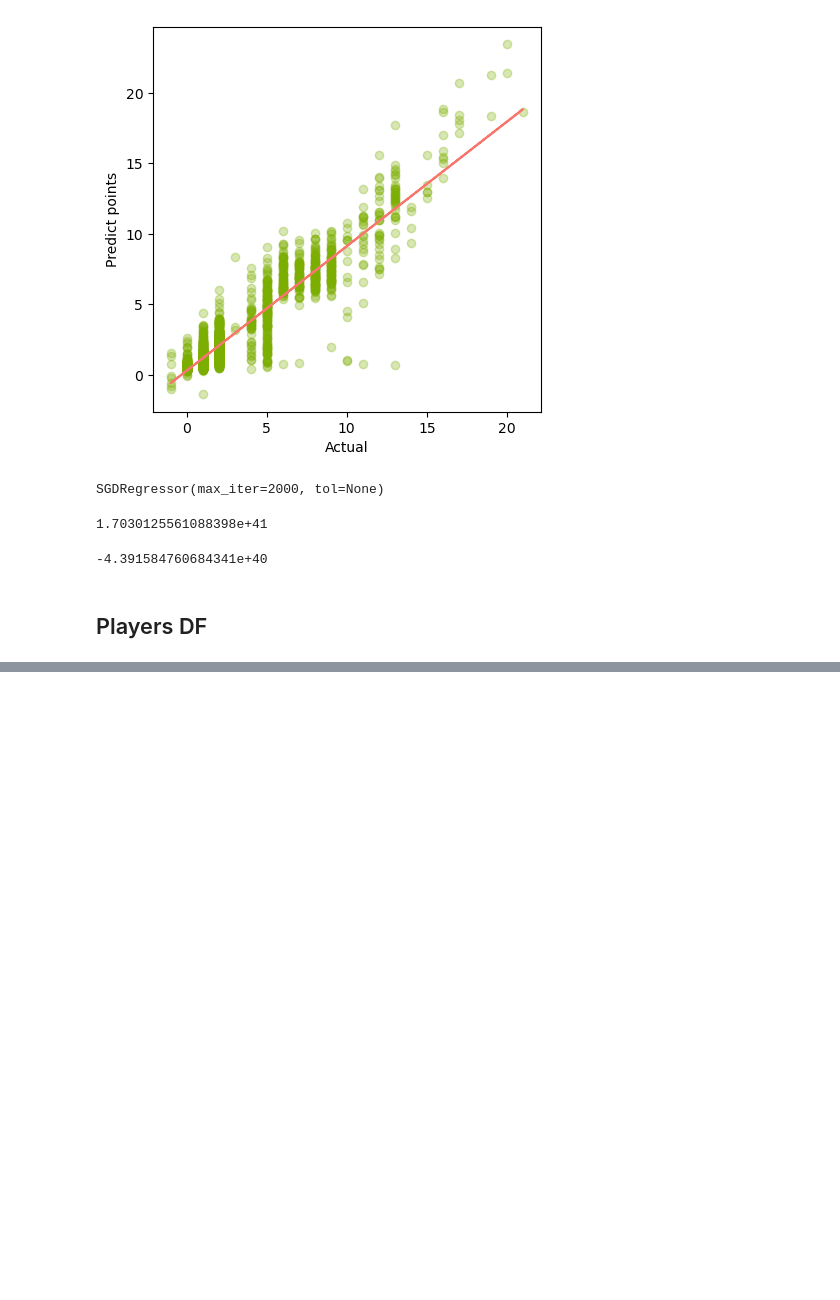
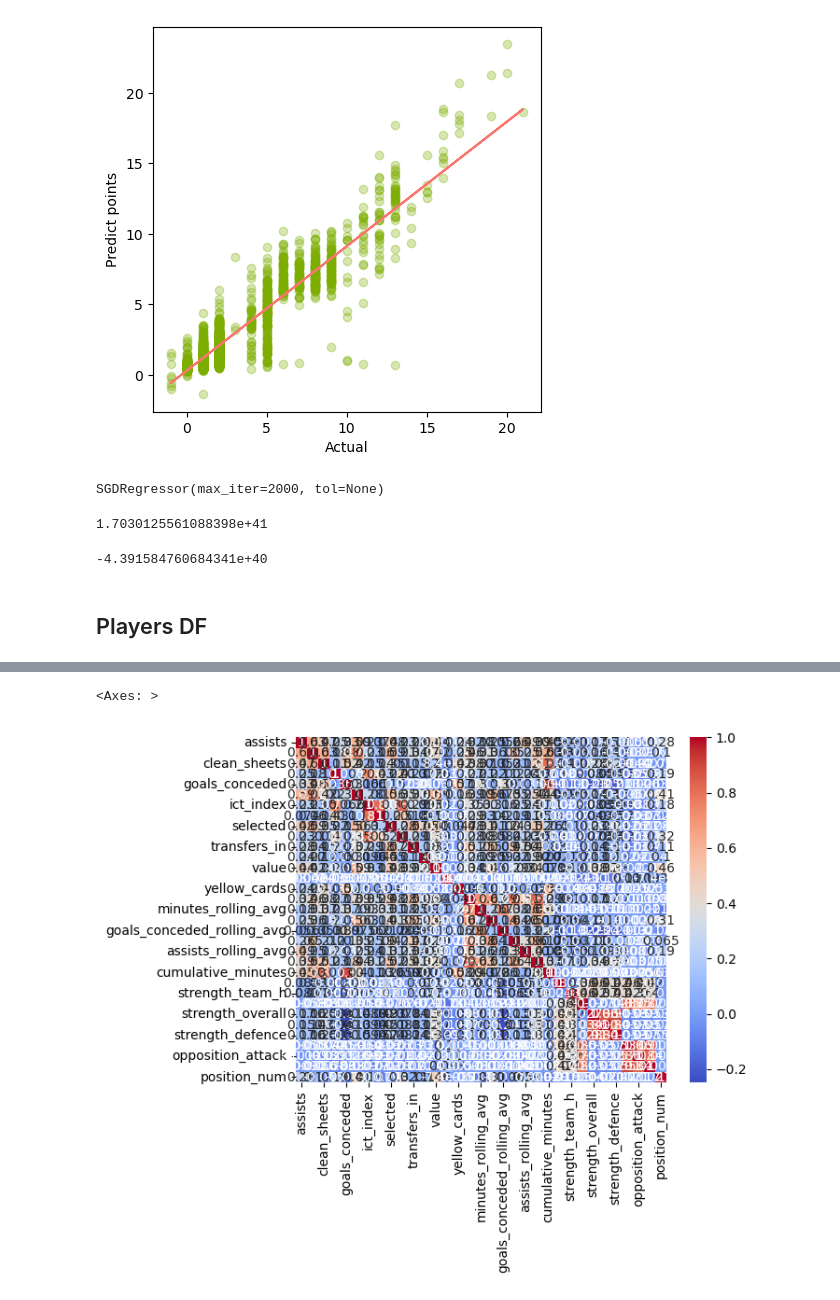
Before and after one commit to m-mukund/AI-Powered-Fantasy-Premier-League-Optimization-Platform, a Jupyter notebook: FPL_predictor.ipynb, the cells around one changed output, grey strips where cells are left out. Drawn from its saved outputs; the diff is of its cells as text; code cells hidden in the pictures; blank space fills up the shorter version.

```diff
--- a/FPL_predictor.ipynb
+++ b/FPL_predictor.ipynb
@@ -911,0 +955,22 @@ Text(0.5, 0, 'Experimental LogS')
+# %%
+from sklearn.ensemble import GradientBoostingRegressor
+from sklearn.metrics import mean_absolute_error, r2_score
+
+model1 = GradientBoostingRegressor(n_estimators=200, learning_rate=0.05, random_state=42)
+model1.fit(X_train, y_train)
+print(X_train.columns)
+
+# Predictions
+y_gr_train_pred = model1.predict(X_train)
+y_gr_test_pred = model1.predict(X_test)
+
+gr_train_mse = mean_squared_error(y_train, y_gr_train_pred)
+gr_train_r2 = r2_score(y_train, y_gr_train_pred)
+
+gr_test_mse = mean_squared_error(y_test, y_gr_test_pred)
+gr_test_r2 = r2_score(y_test, y_gr_test_pred)
+
+print('LR MSE (Train): ', gr_train_mse)
+print('LR R2 (Train): ', gr_train_r2)
+print('LR MSE (Test): ', gr_test_mse)
+print('LR R2 (Test): ', gr_test_r2)
@@ -911,0 +992,8 @@ Text(0.5, 0, 'Experimental LogS')
+# %%
+import seaborn as sns
+import matplotlib.pyplot as plt
+corr_matrix = X_train.corr()
+sns.heatmap(corr_matrix, annot=True, cmap='coolwarm')
+# %% [output]
+<Axes: >
+[figure, added]
```
Also changed, not shown: parts of 25 cells of this notebook.
